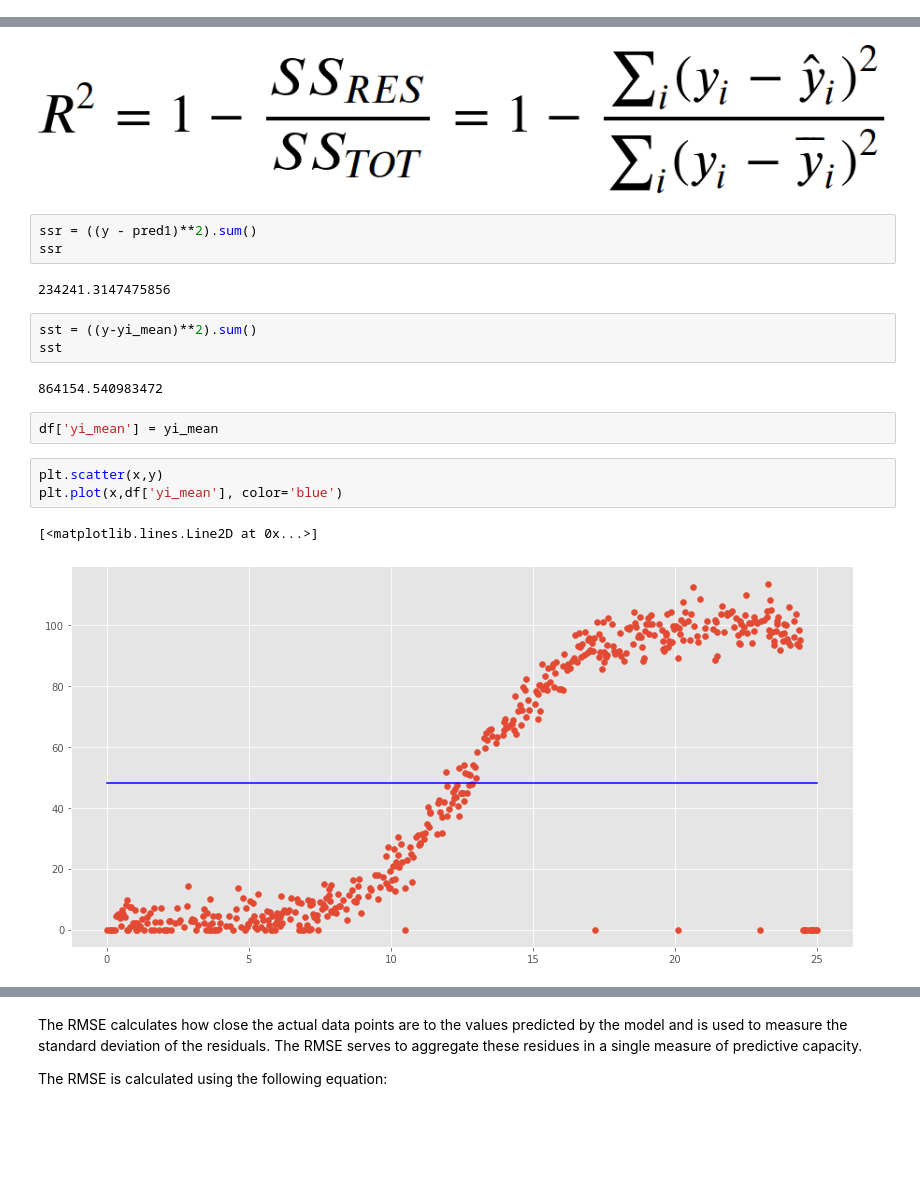
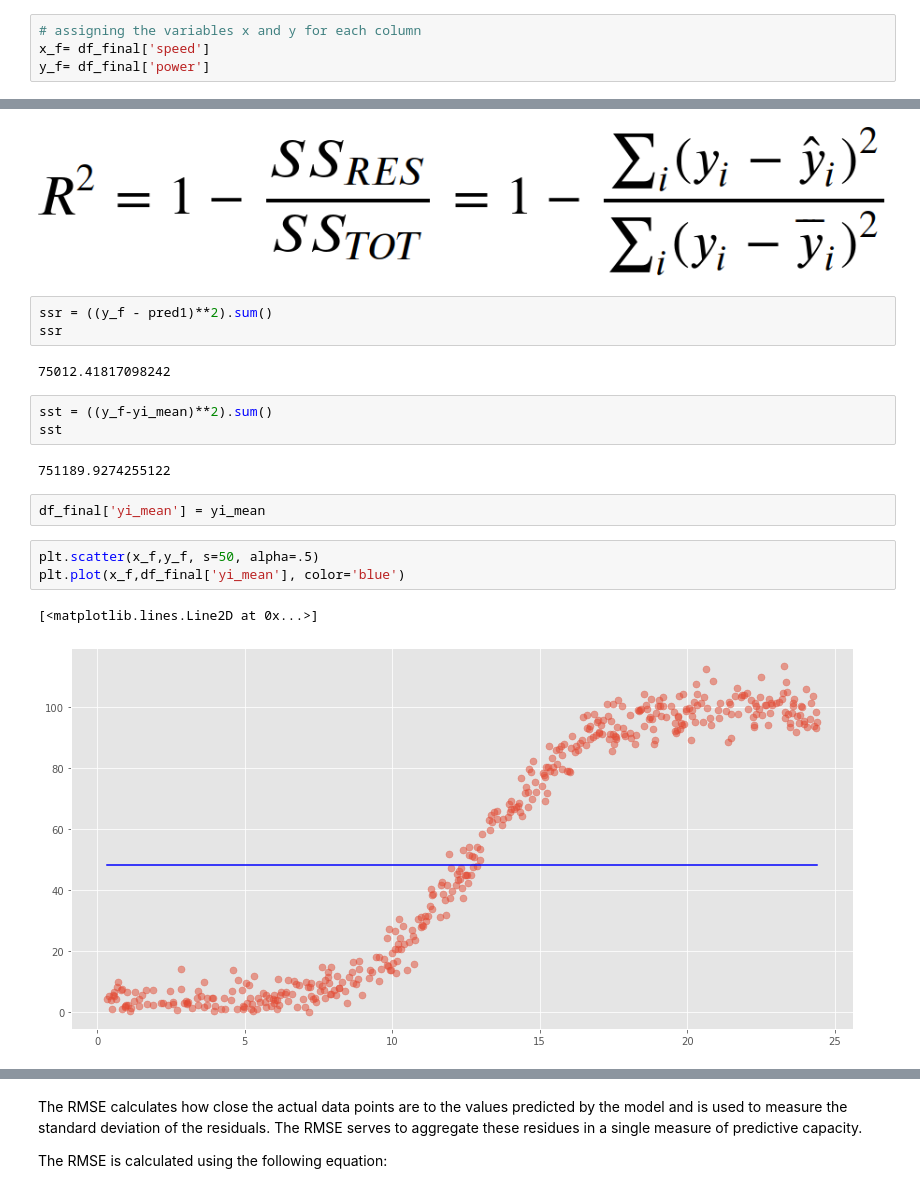
Before and after one commit to claudiamorazzoni/project_fda, a Jupyter notebook: Project - Fundamentals of Data Analysis.ipynb, the cells around one changed output, grey strips where cells are left out. Cells and saved outputs as stored; diff of their text form; blank space fills up the shorter version.

```diff
--- a/Project - Fundamentals of Data Analysis.ipynb
+++ b/Project - Fundamentals of Data Analysis.ipynb
@@ -305,4 +274,8 @@ Where "a" is the linear coefficient and "b" is the slope or regression coefficie
 To find the value of a and b we will try to reproduce it according to the formula below.
 # %% [markdown]
 ![linearregressionequations.bmp](attachment:linearregressionequations.bmp)
+# %%
+# assigning the variables x and y for each column
+x_f= df_final['speed']
+y_f= df_final['power']
 # %%
@@ -382,22 +353,22 @@ To find the value of R-square we will try to reproduce it according to the formu
 # %% [markdown]
 ![r_squared_constant.png](attachment:r_squared_constant.png)
 # %%
-ssr = ((y - pred1)**2).sum()
+ssr = ((y_f - pred1)**2).sum()
 ssr
 # %% [output]
-234241.3147475856
+75012.41817098242
 # %%
-sst = ((y-yi_mean)**2).sum()
+sst = ((y_f-yi_mean)**2).sum()
 sst
 # %% [output]
-864154.540983472
+751189.9274255122
 # %%
-df['yi_mean'] = yi_mean
+df_final['yi_mean'] = yi_mean
 # %%
-plt.scatter(x,y)
-plt.plot(x,df['yi_mean'], color='blue')
+plt.scatter(x_f,y_f, s=50, alpha=.5)
+plt.plot(x_f,df_final['yi_mean'], color='blue')
 # %% [output]
 [<matplotlib.lines.Line2D at 0x...>]
-[figure, old version]
+[figure, new version]
 # %%
 r_square = (1 - ssr/sst).round(2)
```
Also changed, not shown: parts of 41 cells of this notebook.
